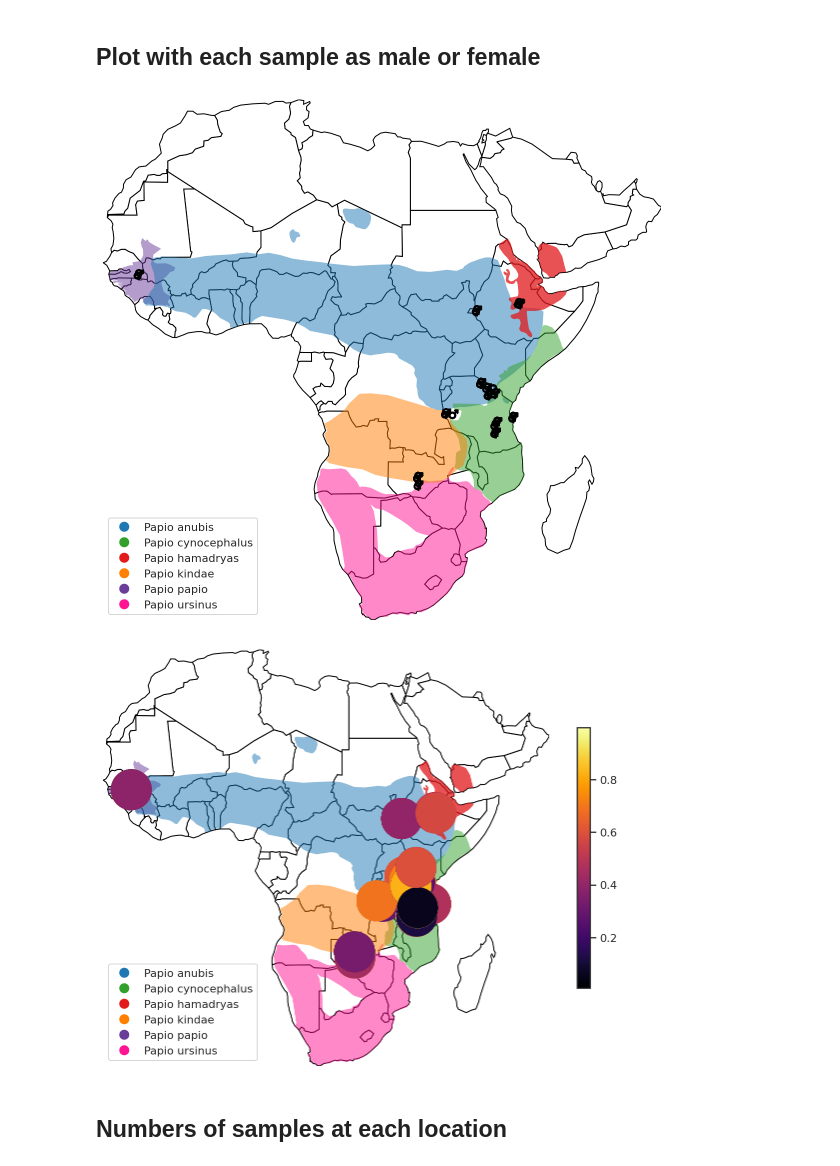
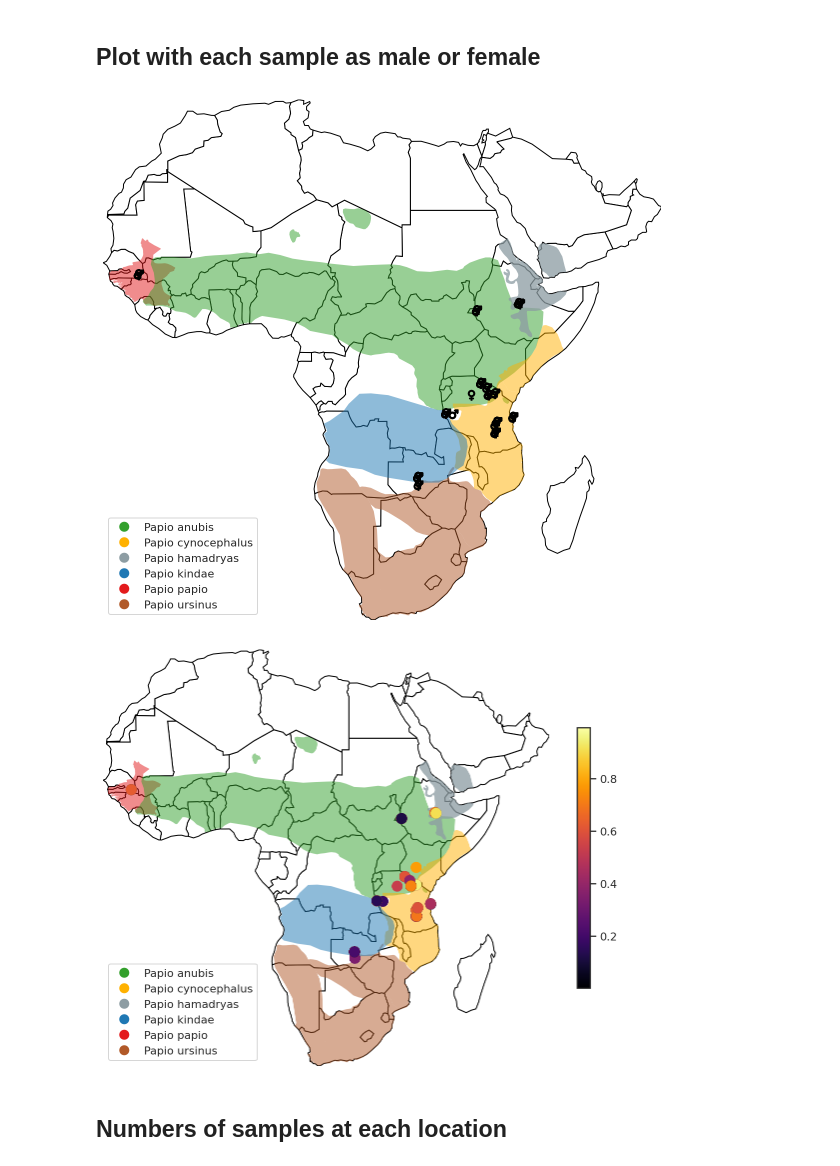
Before and after one commit to kaspermunch/baboon_flagship, a Jupyter notebook: notebooks/baboon_ranges.ipynb, the cells around one changed output. Cells and saved outputs as stored; diff of their text form; code cells hidden in the pictures.

```diff
--- a/notebooks/baboon_ranges.ipynb
+++ b/notebooks/baboon_ranges.ipynb
@@ -109,7 +110,8 @@ meta_data = pd.read_excel('../metadata/Papio-Genomes_JR_120720_MR-CR-KM_geoloc.x
 # %% [markdown]
 ## Colors
 # %%
-mycols = sns.color_palette(['#1f78b4', '#33a02c', '#e31a1c', '#ff7f00','#6a3d9a', 'deeppink'])
+#mycols = sns.color_palette(['#1f78b4', '#33a02c', '#e31a1c', '#ff7f00','#6a3d9a', 'deeppink'])
+mycols = sns.color_palette(['#33a02c', '#FFB100', "#8d9da3", '#1f78b4', '#e31a1c', '#b15928'])
 mycols_cmap = ListedColormap(mycols.as_hex())
 mycols
 # %% [output]
@@ -152,7 +191,8 @@ plt.savefig('../figures/ranges.pdf')
 # %% [markdown]
 ## GeoDataFrame
 # %%
-gdf = gpd.GeoDataFrame(meta_data, geometry=gpd.points_from_xy(meta_data.longitude, meta_data.latitude))
+gdf = gpd.GeoDataFrame(meta_data, geometry=gpd.points_from_xy(meta_data.longitude, meta_data.latitude)).loc[lambda df: df.Species != 'gelada']
+gdf.loc[gdf.Species == 'ursinus (grayfoot)', 'Species'] = 'ursinus'
 gdf.head()
 # %% [output]
 |  | Unnamed: 0 | PGDP_ID | Provider_ID | Provider | Genus | Species | Origin | Sex | address | longitude | ... |
@@ -201,25 +241,25 @@ gplt.pointplot(gdf.loc[gdf.Sex=='F'], ax=ax, extent=africa.total_bounds, marker=
 gplt.pointplot(gdf.loc[gdf.Sex=='M'], ax=ax, extent=africa.total_bounds, marker="$\u2642$",
                zorder=10, s=10, color='black');
 # %% [output]
-[figure, old version]
+[figure, new version]
 # %%
 gdf['dummy'] = np.random.random(gdf.index.size)
 # %%
 ax = gplt.polyplot(africa,
     facecolor='white', edgecolor='black', figsize=(10, 12))
 ax.set_facecolor('white')
 
 gplt.choropleth(
     ranges_gdf, hue='BINOMIAL', linewidth=0, scheme=None, alpha=0.5,
     ax=ax, extent=africa.total_bounds, cmap=mycols_cmap, legend=True
 ) ;
 
 gplt.pointplot(gdf, ax=ax, extent=africa.total_bounds, marker='o', #scheme=None,
-               zorder=10, s=40, hue='dummy', legend=True,
+               zorder=10, s=10, hue='dummy', legend=True,
                legend_kwargs=dict(shrink=0.4),
                cmap='inferno');
 # %% [output]
-[figure, old version]
+[figure, new version]
 # %% [markdown]
 ## Numbers of samples at each location
 # %%
```
Also changed, not shown: parts of 19 cells of this notebook, 8 other files.
